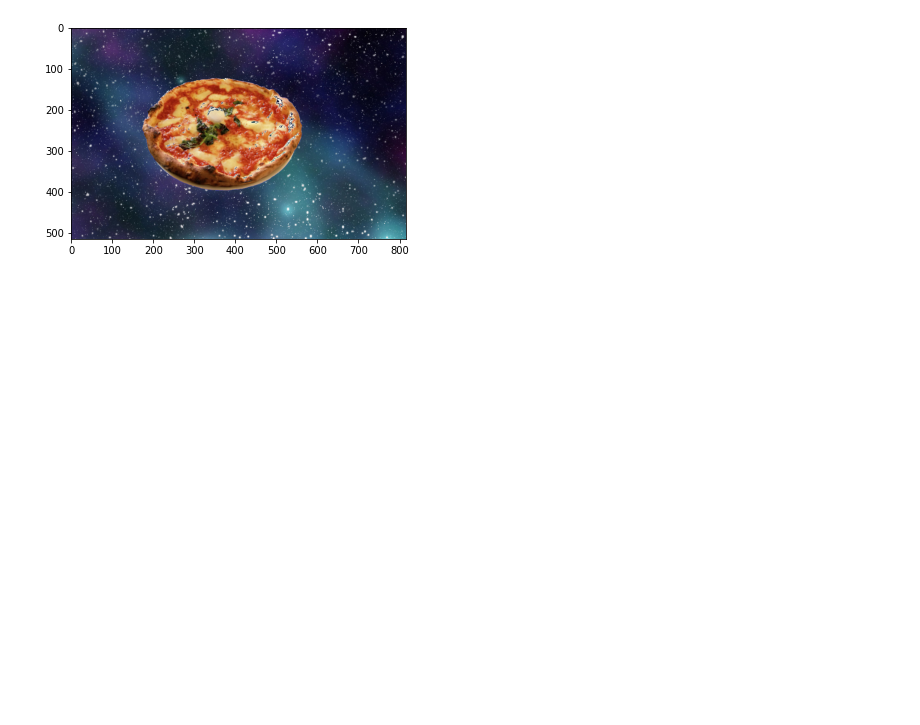
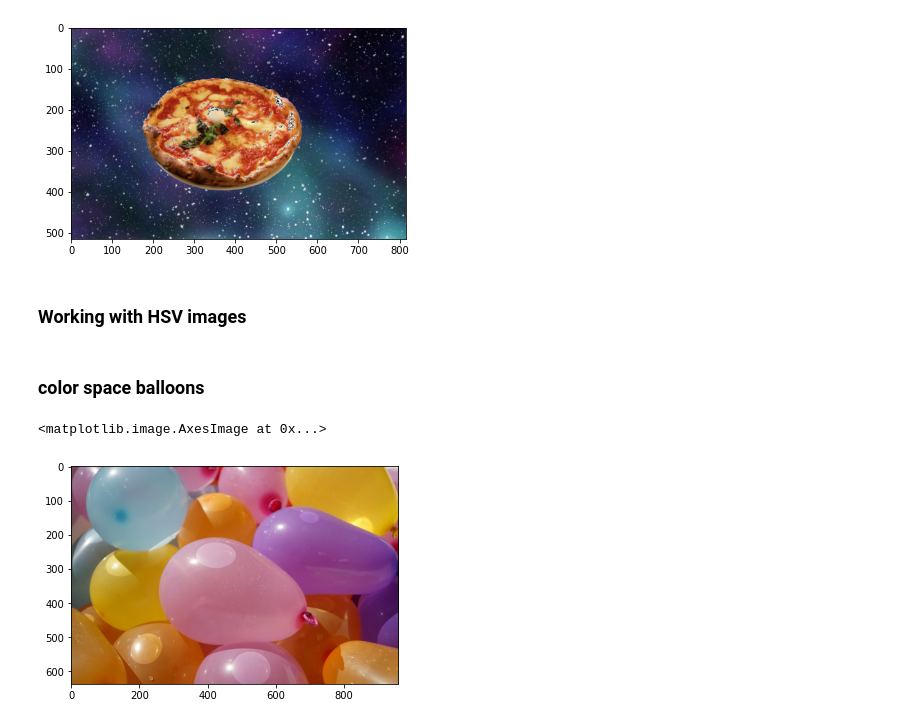
Before and after one commit to Fru-Adey/Image-Processing-for-deep-learning, a Jupyter notebook: image_processing.ipynb, the cells around one changed output. Saved outputs shown, nothing was run; the diff lists cells and outputs as text; code cells hidden in the pictures; blank space fills up the shorter version.

```diff
--- a/image_processing.ipynb
+++ b/image_processing.ipynb
@@ -142,3 +152,21 @@ plt.imshow(complete_image)
 # %% [output]
 <matplotlib.image.AxesImage at 0x...>
 [figure]
+# %% [markdown]
+### Working with HSV images
+# %% [markdown]
+### color space balloons
+# %%
+# Reading in the image
+image = cv2.imread('images/water_balloons.jpg')
+
+#always make copy of image
+image_copy = np.copy(image)
+
+#switch from BGR to RGB
+image = cv2.cvtColor(image_copy, cv2.COLOR_BGR2RGB)
+
+plt.imshow(image, cmap='gray')
+# %% [output]
+<matplotlib.image.AxesImage at 0x...>
+[figure, added]
```
Also changed, not shown: parts of 53 cells of this notebook.
